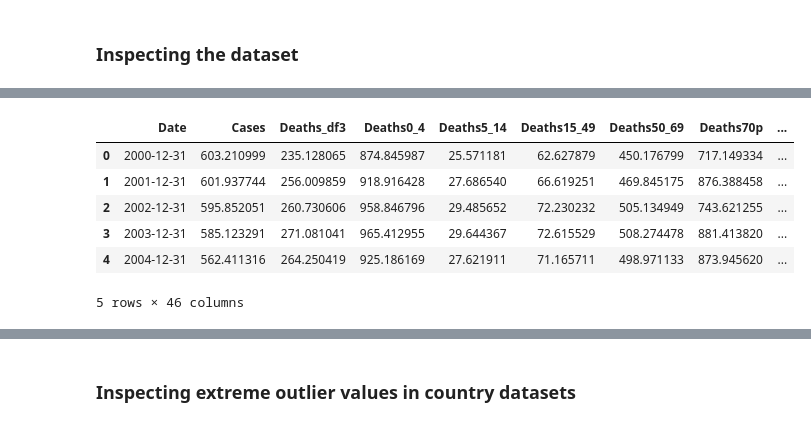
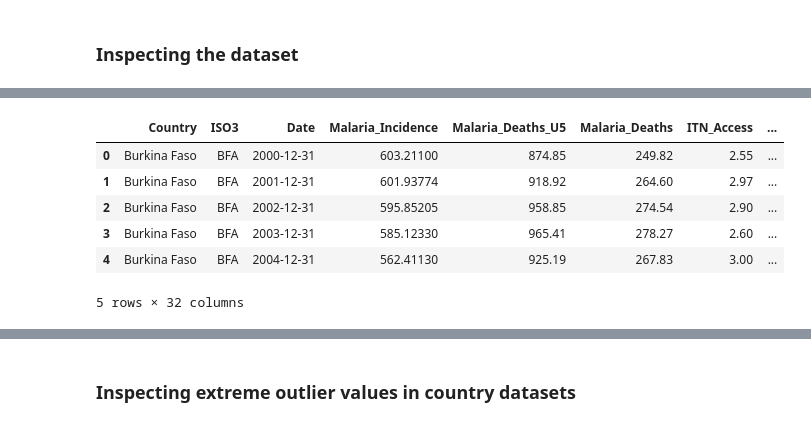
Before and after one commit to Josias-Ounsinli/Assessing-Short-and-Long-Term-Malaria-Transmission-and-Burden-Under-Various-Vaccination-Scenarios, a Jupyter notebook: notebooks/data_cleaning.ipynb, the cells around one changed output, grey strips where cells are left out. Drawn from its saved outputs; the diff is of its cells as text; code cells hidden in the pictures.

Commit message:
Updating data cleaning task

```diff
--- a/notebooks/data_cleaning.ipynb
+++ b/notebooks/data_cleaning.ipynb
@@ -102,0 +120,4 @@ There are 0 columns that have missing values greater than 20%.
+# %%
+# Retained countries that have at least data for each variable
+retained_countries = list(countries_having_no_data_for_a_variable[countries_having_no_data_for_a_variable == 0].index)
+len(retained_countries)
@@ -102,0 +148,5 @@ There are 0 columns that have missing values greater than 20%.
+# %%
+cleaned_data = transformer.subset_study_countries(data, "Country", countries=retained_countries)
+# %%
+datainfo = DataFrameInfo(cleaned_data)
+datacleaner = DataFrameCleaner(cleaned_data)
@@ -153,7 +213,7 @@ object      2
 Name: count, dtype: int64
 # %%
-data = datacleaner.data
-datainfo = DataFrameInfo(data)
+cleaned_data = datacleaner.data
+datainfo = DataFrameInfo(cleaned_data)
 # %%
 datainfo.get_percent_missing()
 # %% [output]
@@ -203,10 +255,10 @@ datainfo.get_dimension()
 # %%
-data.head()
+cleaned_data.head()
 # %% [output]
-|  | Date | Cases | Deaths_df3 | Deaths0_4 | Deaths5_14 | Deaths15_49 | Deaths50_69 | Deaths70p | ... |
-| 0 | 2000-12-31 | 603.210999 | 235.128065 | 874.845987 | 25.571181 | 62.627879 | 450.176799 | 717.149334 | ... |
-| 1 | 2001-12-31 | 601.937744 | 256.009859 | 918.916428 | 27.686540 | 66.619251 | 469.845175 | 876.388458 | ... |
-| 2 | 2002-12-31 | 595.852051 | 260.730606 | 958.846796 | 29.485652 | 72.230232 | 505.134949 | 743.621255 | ... |
-| 3 | 2003-12-31 | 585.123291 | 271.081041 | 965.412955 | 29.644367 | 72.615529 | 508.274478 | 881.413820 | ... |
-| 4 | 2004-12-31 | 562.411316 | 264.250419 | 925.186169 | 27.621911 | 71.165711 | 498.971133 | 873.945620 | ... |
+|  | Country | ISO3 | Date | Malaria_Incidence | Malaria_Deaths_U5 | Malaria_Deaths | ITN_Access | ... |
+| 0 | Burkina Faso | BFA | 2000-12-31 | 603.21100 | 874.85 | 249.82 | 2.55 | ... |
+| 1 | Burkina Faso | BFA | 2001-12-31 | 601.93774 | 918.92 | 264.60 | 2.97 | ... |
+| 2 | Burkina Faso | BFA | 2002-12-31 | 595.85205 | 958.85 | 274.54 | 2.90 | ... |
+| 3 | Burkina Faso | BFA | 2003-12-31 | 585.12330 | 965.41 | 278.27 | 2.60 | ... |
+| 4 | Burkina Faso | BFA | 2004-12-31 | 562.41130 | 925.19 | 267.83 | 3.00 | ... |
-5 rows × 46 columns
+5 rows × 32 columns
```
Also changed, not shown: parts of 37 cells of this notebook, 2 other files.
